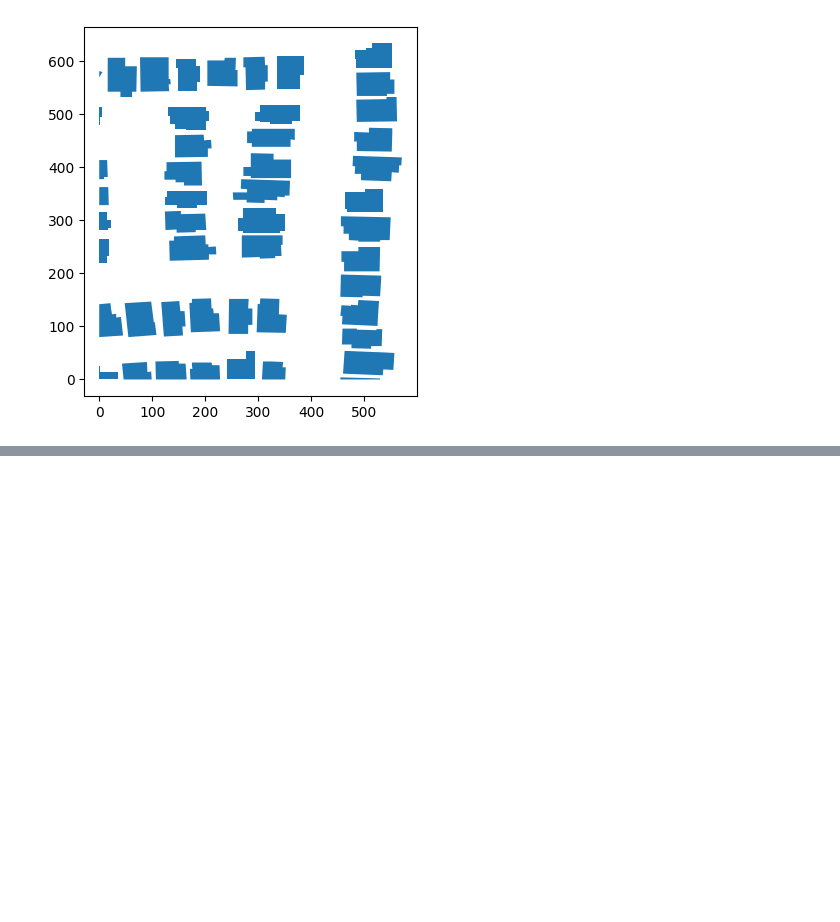
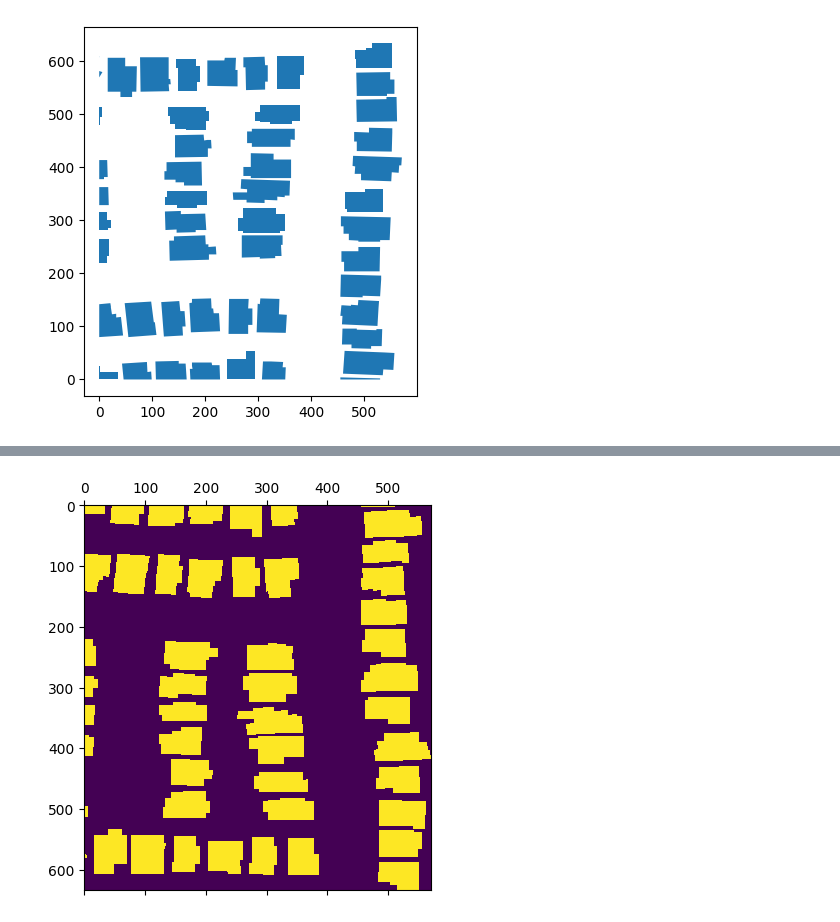
Before and after one commit to scially/raster-vision-tutorial, a Jupyter notebook: 3.vector data.ipynb, the cells around one changed output, grey strips where cells are left out. Saved outputs shown, nothing was run; the diff lists cells and outputs as text; code cells hidden in the pictures; blank space fills up the shorter version.

```diff
--- a/3.vector data.ipynb
+++ b/3.vector data.ipynb
@@ -112,0 +181,29 @@ df.plot()
+# %%
+from rastervision.core.data import GeoJSONVectorSource, RasterioCRSTransformer, RasterizedSource, ClassInferenceTransformer
+
+crs_transformer = RasterioCRSTransformer.from_uri(
+    "data/RGB-PanSharpen_AOI_2_Vegas_img205.tif",
+    map_crs= 'epsg:4326'
+)
+
+label_uri = "data/buildings_AOI_2_Vegas_img205.geojson"
+vector_source = GeoJSONVectorSource(
+    label_uri,
+    crs_transformer,
+    vector_transformers=[ClassInferenceTransformer(default_class_id=1)]
+    )
+
+rasterized_source = RasterizedSource(
+    vector_source,
+    # 对应到NoData的class_id
+    background_class_id=0,
+    # bbox一般是要传影像的范围，但是目前我们只有矢量数据，所以这里传矢量数据的范围
+    bbox=vector_source.bbox)
+# %%
+from matplotlib import pyplot as plt
+
+fig, ax = plt.subplots(figsize=(5, 5))
+ax.matshow(rasterized_source[:,:])
+plt.show()
+# %% [output]
+[figure, added]
```
Also changed, not shown: parts of 12 cells of this notebook, 2 other files.
